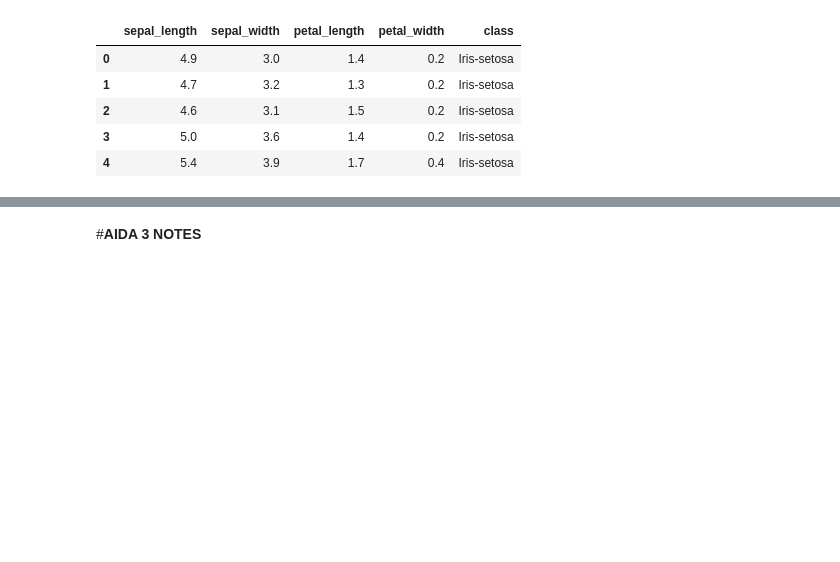
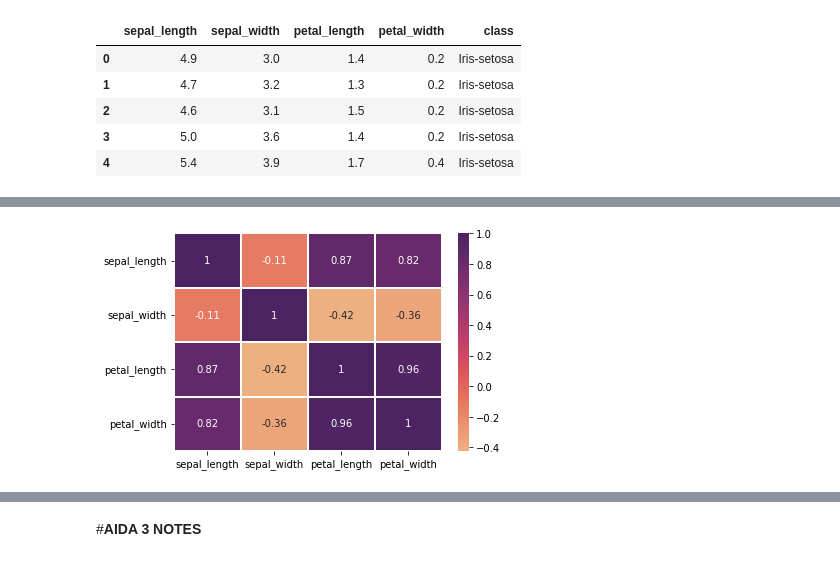
Before and after one commit to Nikkuchan/AIDA1_Wagler, a Jupyter notebook: 58026_LabNo1_Wagler.ipynb, the cells around one changed output, grey strips where cells are left out. Drawn from its saved outputs; the diff is of its cells as text; code cells hidden in the pictures; blank space fills up the shorter version.

```diff
--- a/58026_LabNo1_Wagler.ipynb
+++ b/58026_LabNo1_Wagler.ipynb
@@ -35,0 +49,6 @@ iris.head()
+# %%
+plt.figure
+sns.heatmap(iris.corr(),annot=True, cmap = "flare",linewidths=1)
+plt.show()
+# %% [output]
+[figure, added]
```
Also changed, not shown: parts of 4 cells of this notebook.
